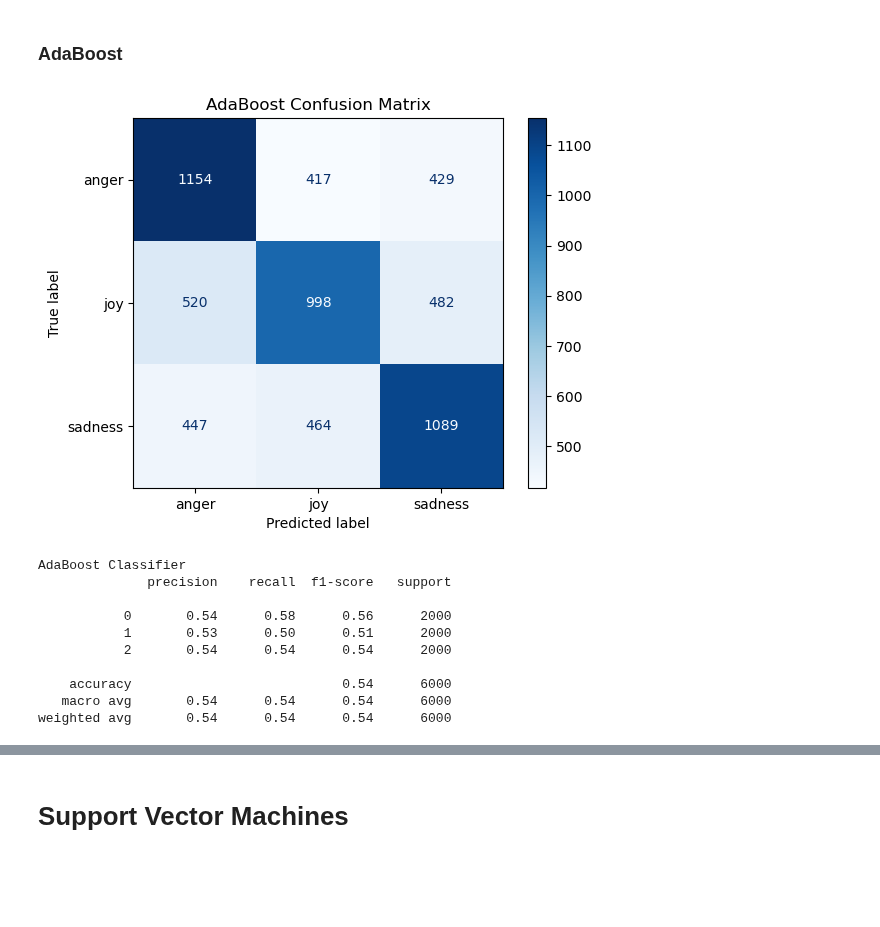
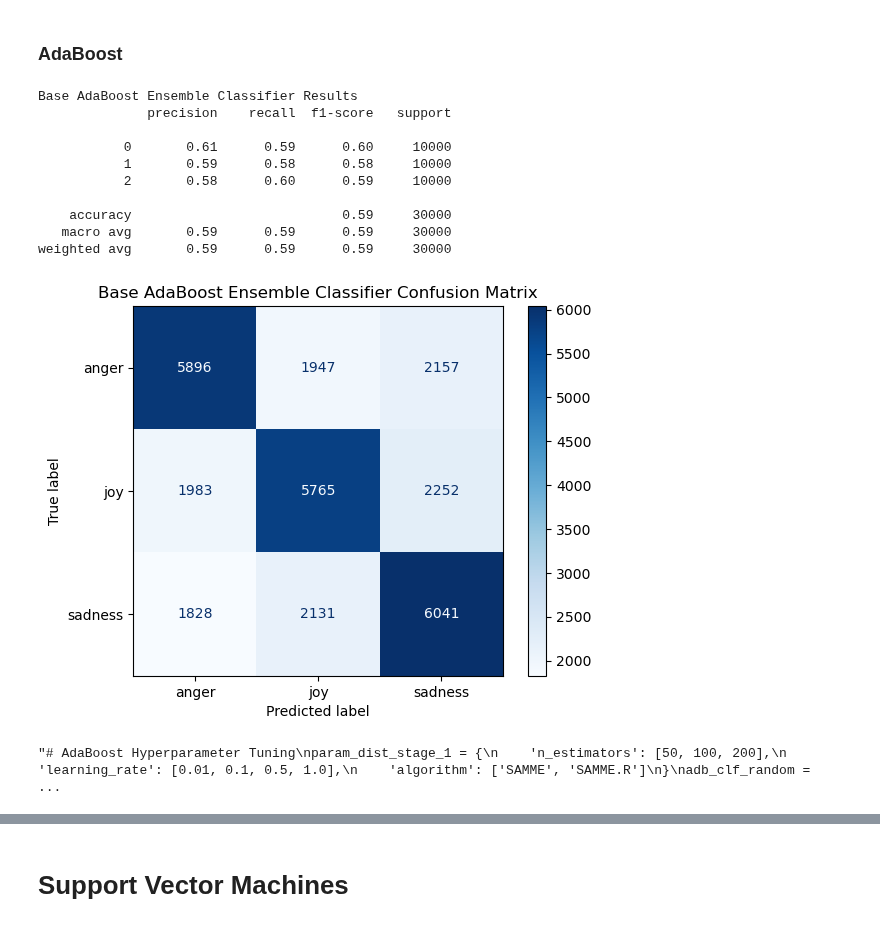
Before and after one commit to danielromerom/spotify-lyrical-analysis, a Jupyter notebook: notebooks/spotify_data_exploration.ipynb, the cells around one changed output, grey strips where cells are left out. Saved outputs shown, nothing was run; the diff lists cells and outputs as text; code cells hidden in the pictures; blank space fills up the shorter version.

```diff
--- a/notebooks/spotify_data_exploration.ipynb
+++ b/notebooks/spotify_data_exploration.ipynb
@@ -1211,54 +783,46 @@ weighted avg       0.58      0.58      0.58      6000
 # %%
 # AdaBoost Classifier
 from sklearn.ensemble import AdaBoostClassifier
 
 #Best parameters from Random Search: {'min_samples_split': 2, 'min_samples_leaf': 1, 'max_depth': 10, 'ccp_alpha': 0.0}
 #Best parameters from Stage 2 Random Search: {'splitter': 'best', 'max_features': None, 'criterion': 'gini'}
 #Best parameters from Stage 3 Random Search: {'min_weight_fraction_leaf': 0.01, 'min_impurity_decrease': 0.0, 'max_leaf_nodes': None, 'class_weight': 'balanced'}
 tuned_dt_clf = DecisionTreeClassifier(
-        random_state=rs
-        ,min_samples_split=2
-        ,min_samples_leaf=1
-        ,max_depth=10
-        ,ccp_alpha=0.0
-        ,splitter='best'
-        ,max_features=None
-        ,criterion='gini'
-        ,min_weight_fraction_leaf=0.01
-        ,min_impurity_decrease=0.0
-        ,max_leaf_nodes=None
-        ,class_weight='balanced'
+        random_state=rs,
+        min_samples_split=2,
+        min_samples_leaf=1,
+        max_depth=10,
+        ccp_alpha=0.0,
+        splitter='best',
+        max_features=None,
+        criterion='gini',
+        min_weight_fraction_leaf=0.01,
+        min_impurity_decrease=0.0,
+        max_leaf_nodes=None,
+        class_weight='balanced'
     )
 
 adb = AdaBoostClassifier(
     estimator=tuned_dt_clf,
     n_estimators=10,
     random_state=rs
 )
 
-adb.fit(X_train, y_train)
-y_pred_adb = adb.predict(X_test)
-cm_adb = confusion_matrix(y_test, y_pred_adb)
-disp = ConfusionMatrixDisplay(confusion_matrix=cm_adb, display_labels=label_enc.classes_)
-disp.plot(cmap=plt.cm.Blues)
-plt.title("AdaBoost Confusion Matrix")
-plt.show()
-print("AdaBoost Classifier")
-print(classification_report(y_test, y_pred_adb))
+y_pred_adb = train_test_evaluate(adb, visualize = True, model_name = "Base AdaBoost Ensemble Classifier")
 # %% [output]
+Base AdaBoost Ensemble Classifier Results
+              precision    recall  f1-score   support
+
+           0       0.61      0.59      0.60     10000
+           1       0.59      0.58      0.58     10000
+           2       0.58      0.60      0.59     10000
+
+    accuracy                           0.59     30000
+   macro avg       0.59      0.59      0.59     30000
+weighted avg       0.59      0.59      0.59     30000
-[figure, old version]
+[figure, new version]
-AdaBoost Classifier
-              precision    recall  f1-score   support
-
-           0       0.54      0.58      0.56      2000
-           1       0.53      0.50      0.51      2000
-           2       0.54      0.54      0.54      2000
-
-    accuracy                           0.54      6000
-   macro avg       0.54      0.54      0.54      6000
-weighted avg       0.54      0.54      0.54      6000
 # %%
-# AdaBoost Hyperparameter Tuning
+'''# AdaBoost Hyperparameter Tuning
 param_dist_stage_1 = {
     'n_estimators': [50, 100, 200],
     'learning_rate': [0.01, 0.1, 0.5, 1.0],
@@ -1267,4 +831,6 @@ param_dist_stage_1 = {
 adb_clf_random = AdaBoostClassifier(
     estimator=adaBoost_dt_clf_best_random,
     random_state=rs
-)
+)'''
+# %% [output]
+"# AdaBoost Hyperparameter Tuning\nparam_dist_stage_1 = {\n    'n_estimators': [50, 100, 200],\n    'learning_rate': [0.01, 0.1, 0.5, 1.0],\n    'algorithm': ['SAMME', 'SAMME.R']\n}\nadb_clf_random =  ...
```
Also changed, not shown: parts of 30 cells of this notebook.
